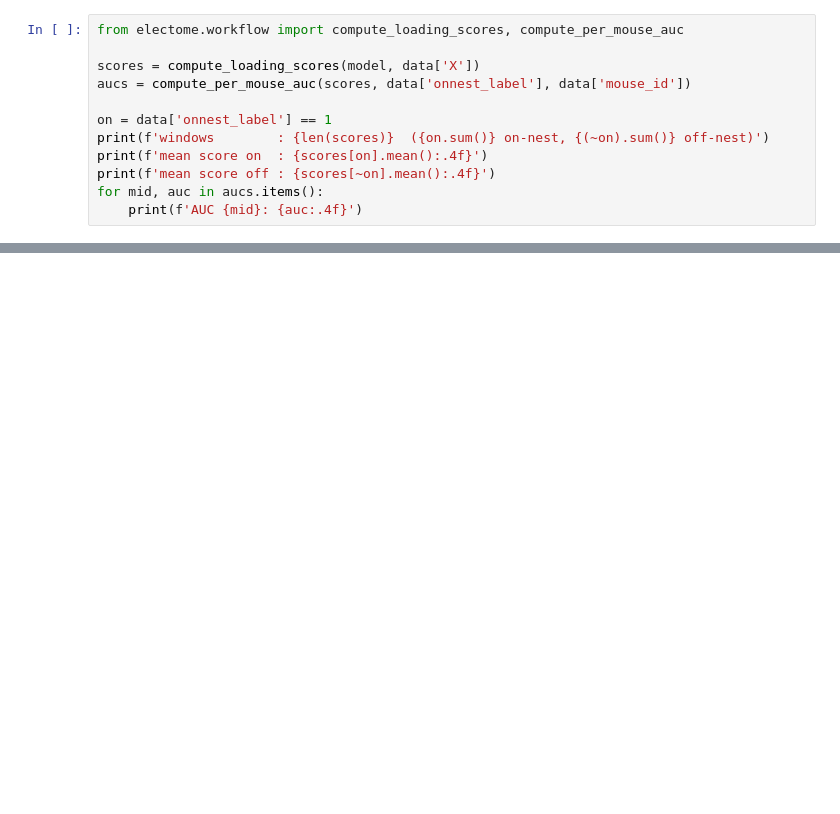
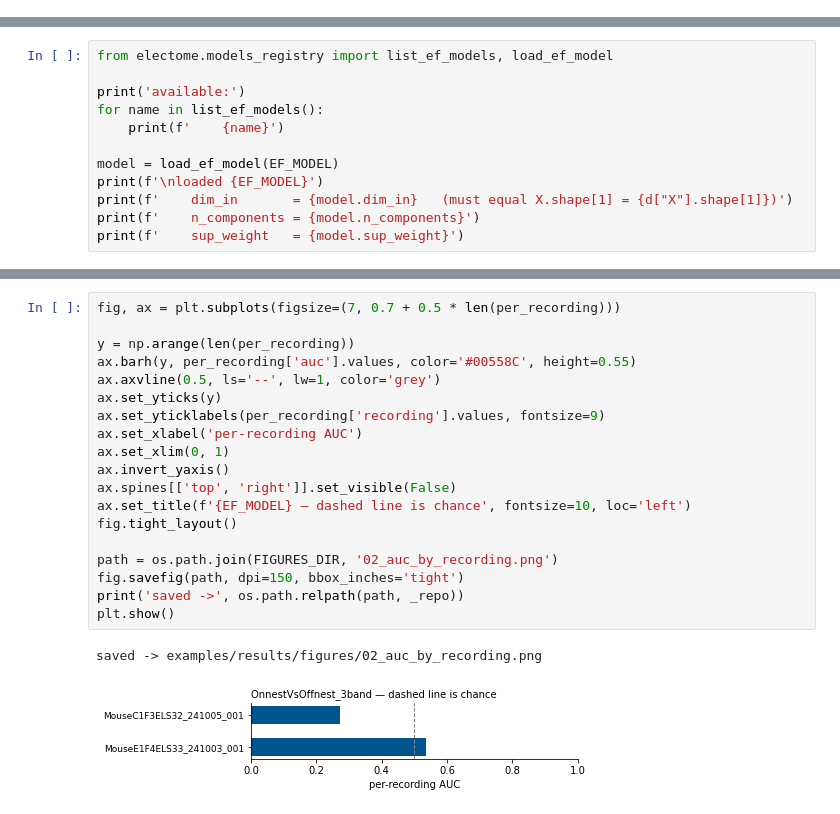
Before and after one commit to ElaineYilinW/maternal-electome-EF, a Jupyter notebook: examples/tutorial.ipynb, the cells around one changed output, grey strips where cells are left out. Cells and saved outputs as stored; diff of their text form; blank space fills up the shorter version.

```diff
--- a/examples/demo.ipynb
+++ b/examples/tutorial.ipynb
@@ -237,12 +0,0 @@ this EF) rather than to reproduce them exactly.
-# %%
-from electome.workflow import compute_loading_scores, compute_per_mouse_auc
-
-scores = compute_loading_scores(model, data['X'])
-aucs = compute_per_mouse_auc(scores, data['onnest_label'], data['mouse_id'])
-
-on = data['onnest_label'] == 1
-print(f'windows        : {len(scores)}  ({on.sum()} on-nest, {(~on).sum()} off-nest)')
-print(f'mean score on  : {scores[on].mean():.4f}')
-print(f'mean score off : {scores[~on].mean():.4f}')
-for mid, auc in aucs.items():
-    print(f'AUC {mid}: {auc:.4f}')
@@ -462,0 +362,12 @@ and `onnest_label` when a scoring file was given.
+# %%
+from electome.models_registry import list_ef_models, load_ef_model
+
+print('available:')
+for name in list_ef_models():
+    print(f'    {name}')
+
+model = load_ef_model(EF_MODEL)
+print(f'\nloaded {EF_MODEL}')
+print(f'    dim_in       = {model.dim_in}   (must equal X.shape[1] = {d["X"].shape[1]})')
+print(f'    n_components = {model.n_components}')
+print(f'    sup_weight   = {model.sup_weight}')
@@ -462,0 +507,22 @@ and `onnest_label` when a scoring file was given.
+# %%
+fig, ax = plt.subplots(figsize=(7, 0.7 + 0.5 * len(per_recording)))
+
+y = np.arange(len(per_recording))
+ax.barh(y, per_recording['auc'].values, color='#00558C', height=0.55)
+ax.axvline(0.5, ls='--', lw=1, color='grey')
+ax.set_yticks(y)
+ax.set_yticklabels(per_recording['recording'].values, fontsize=9)
+ax.set_xlabel('per-recording AUC')
+ax.set_xlim(0, 1)
+ax.invert_yaxis()
+ax.spines[['top', 'right']].set_visible(False)
+ax.set_title(f'{EF_MODEL} — dashed line is chance', fontsize=10, loc='left')
+fig.tight_layout()
+
+path = os.path.join(FIGURES_DIR, '02_auc_by_recording.png')
+fig.savefig(path, dpi=150, bbox_inches='tight')
+print('saved ->', os.path.relpath(path, _repo))
+plt.show()
+# %% [output]
+saved -> examples/results/figures/02_auc_by_recording.png
+[figure, added]
```
Also changed, not shown: parts of 48 cells of this notebook, 13 other files.
